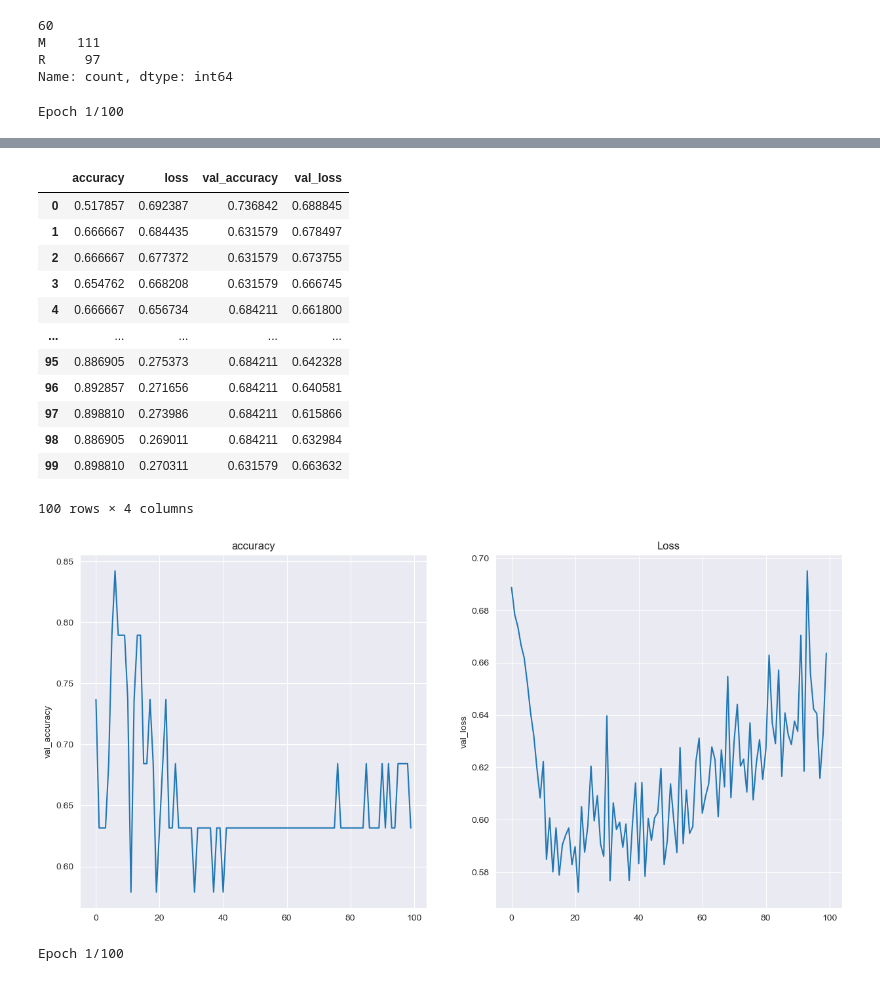
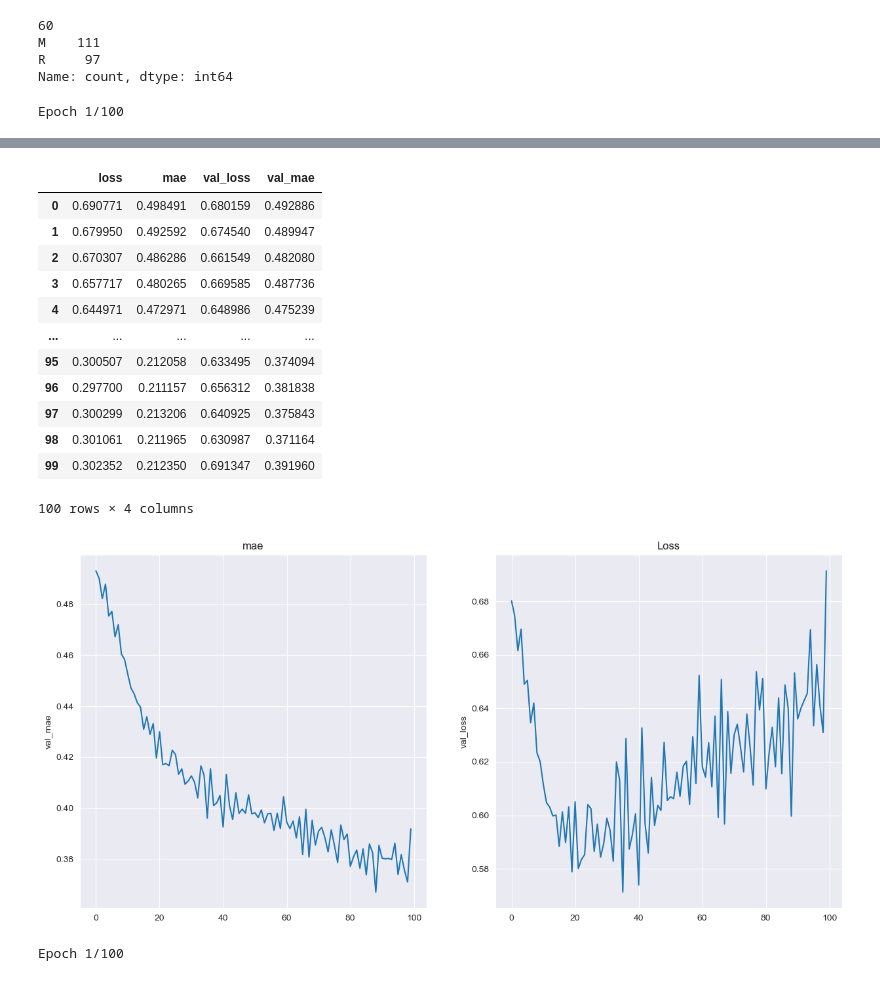
Before and after one commit to AlexanderVitMor/AI_systems, a Jupyter notebook: solar_lab2.ipynb, the cells around one changed output, grey strips where cells are left out. Drawn from its saved outputs; the diff is of its cells as text; code cells hidden in the pictures.

```diff
--- a/solar_lab2.ipynb
+++ b/solar_lab2.ipynb
@@ -63,8 +63,8 @@ baseline_model = Sequential()
 baseline_model.add(Dense(60, input_dim=60, kernel_initializer='normal', activation='relu'))
 baseline_model.add(Dense(1, kernel_initializer='normal', activation='sigmoid'))
 
-baseline_model.compile(optimizer='adam', loss='binary_crossentropy', metrics=['accuracy'])
+baseline_model.compile(optimizer='adam', loss='binary_crossentropy', metrics=['mae'])
 
-create_error_report(baseline_model)
+create_error_report(baseline_model, metrics='mae')
 # %% [output]
 Epoch 1/100
@@ -88,17 +88,17 @@ Epoch 100/100
-|  | accuracy | loss | val_accuracy | val_loss |
-| 0 | 0.517857 | 0.692387 | 0.736842 | 0.688845 |
-| 1 | 0.666667 | 0.684435 | 0.631579 | 0.678497 |
-| 2 | 0.666667 | 0.677372 | 0.631579 | 0.673755 |
-| 3 | 0.654762 | 0.668208 | 0.631579 | 0.666745 |
-| 4 | 0.666667 | 0.656734 | 0.684211 | 0.661800 |
+|  | loss | mae | val_loss | val_mae |
+| 0 | 0.690771 | 0.498491 | 0.680159 | 0.492886 |
+| 1 | 0.679950 | 0.492592 | 0.674540 | 0.489947 |
+| 2 | 0.670307 | 0.486286 | 0.661549 | 0.482080 |
+| 3 | 0.657717 | 0.480265 | 0.669585 | 0.487736 |
+| 4 | 0.644971 | 0.472971 | 0.648986 | 0.475239 |
 | ... | ... | ... | ... | ... |
-| 95 | 0.886905 | 0.275373 | 0.684211 | 0.642328 |
-| 96 | 0.892857 | 0.271656 | 0.684211 | 0.640581 |
-| 97 | 0.898810 | 0.273986 | 0.684211 | 0.615866 |
-| 98 | 0.886905 | 0.269011 | 0.684211 | 0.632984 |
-| 99 | 0.898810 | 0.270311 | 0.631579 | 0.663632 |
+| 95 | 0.300507 | 0.212058 | 0.633495 | 0.374094 |
+| 96 | 0.297700 | 0.211157 | 0.656312 | 0.381838 |
+| 97 | 0.300299 | 0.213206 | 0.640925 | 0.375843 |
+| 98 | 0.301061 | 0.211965 | 0.630987 | 0.371164 |
+| 99 | 0.302352 | 0.212350 | 0.691347 | 0.391960 |
 100 rows × 4 columns
-[figure, old version]
+[figure, new version]
 # %%
 baseline_model = Sequential()
 baseline_model.add(Dense(30, input_dim=60, kernel_initializer='normal', activation='relu'))
```
Also changed, not shown: parts of 1 cell of this notebook, 5 other files.
